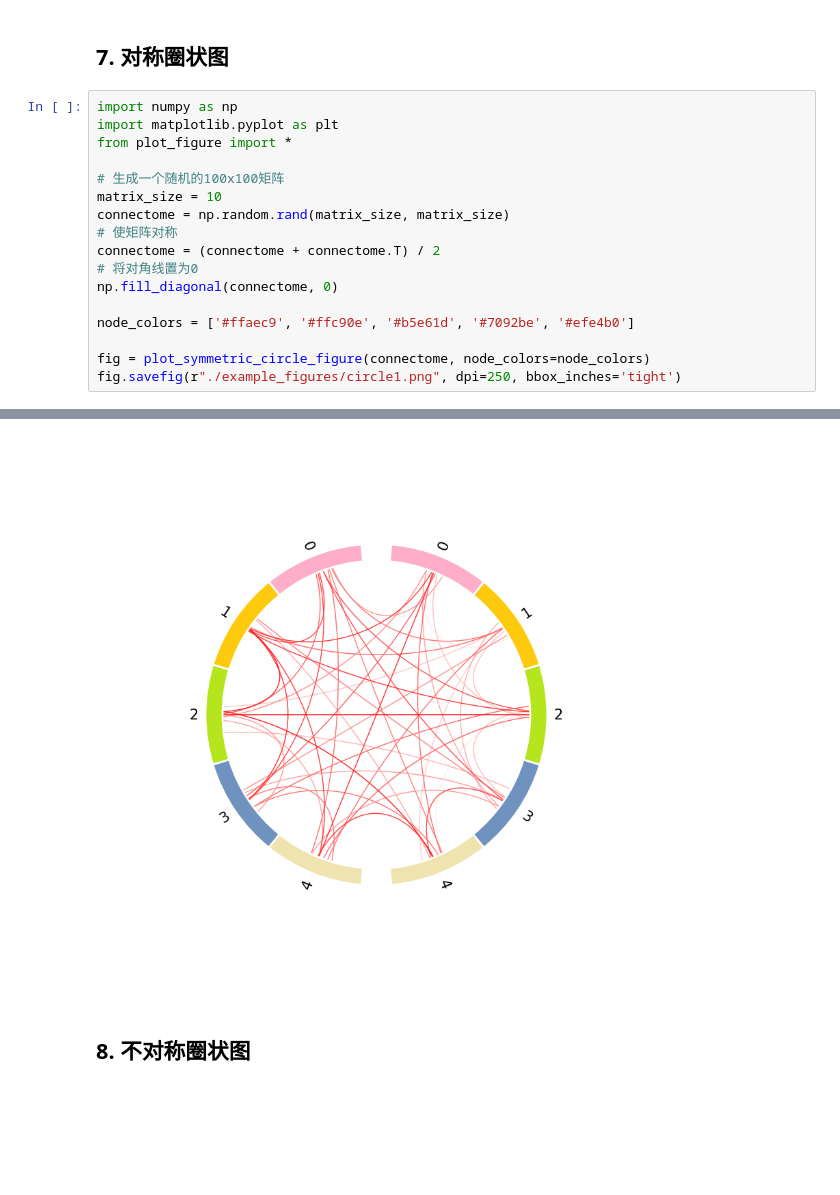
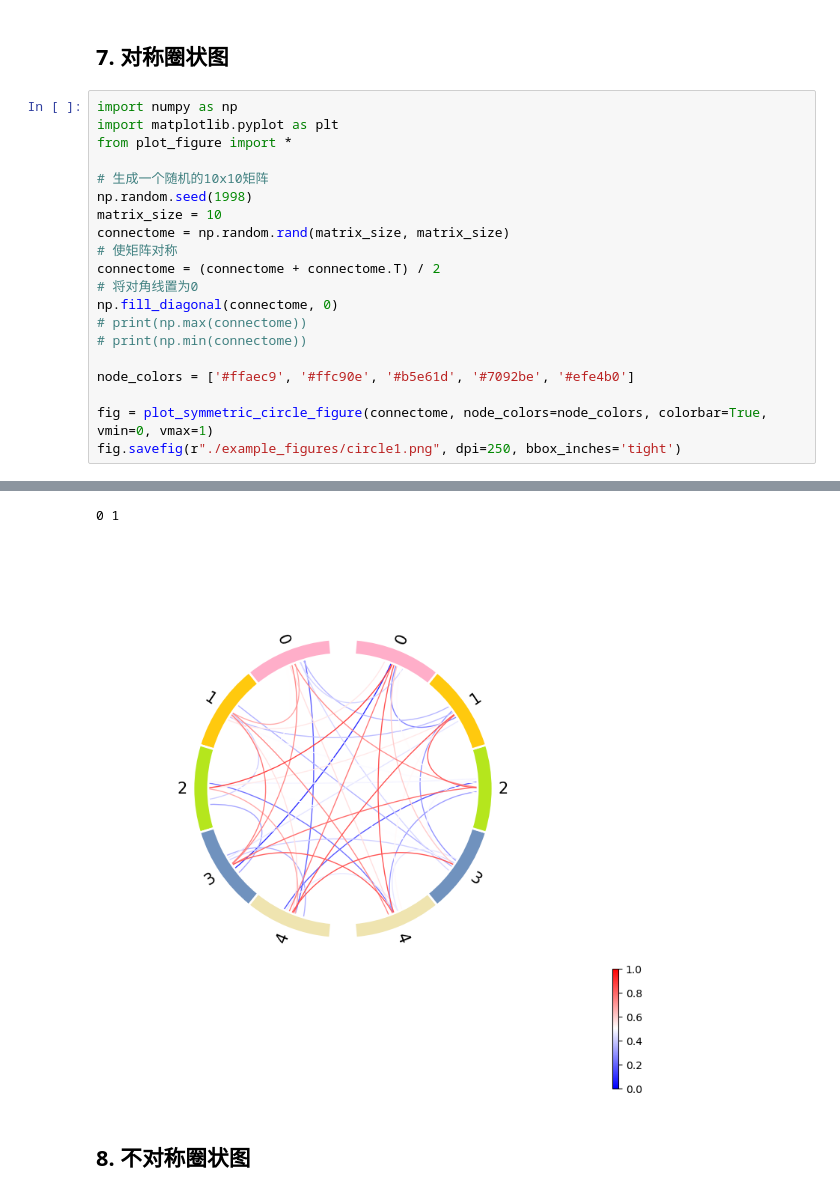
Before and after one commit to RicardoRyn/Plot_figure, a Jupyter notebook: example.ipynb, the cells around one changed output, grey strips where cells are left out. Saved outputs shown, nothing was run; the diff lists cells and outputs as text; blank space fills up the shorter version.

```diff
--- a/example.ipynb
+++ b/example.ipynb
@@ -221,16 +221,19 @@ import numpy as np
 import matplotlib.pyplot as plt
 from plot_figure import *
 
-# 生成一个随机的100x100矩阵
+# 生成一个随机的10x10矩阵
+np.random.seed(1998)
 matrix_size = 10
 connectome = np.random.rand(matrix_size, matrix_size)
 # 使矩阵对称
 connectome = (connectome + connectome.T) / 2
 # 将对角线置为0
 np.fill_diagonal(connectome, 0)
+# print(np.max(connectome))
+# print(np.min(connectome))
 
 node_colors = ['#ffaec9', '#ffc90e', '#b5e61d', '#7092be', '#efe4b0']
 
-fig = plot_symmetric_circle_figure(connectome, node_colors=node_colors)
+fig = plot_symmetric_circle_figure(connectome, node_colors=node_colors, colorbar=True, vmin=0, vmax=1)
 fig.savefig(r"./example_figures/circle1.png", dpi=250, bbox_inches='tight')
 # %% [output]
@@ -240,4 +240,5 @@ fig.savefig(r"./example_figures/circle1.png", dpi=250, bbox_inches='tight')
+0 1
-[figure, old version]
+[figure, new version]
 # %% [markdown]
 ## 8. 不对称圈状图
 # %%
```
Also changed, not shown: parts of 2 cells of this notebook, 3 other files.
